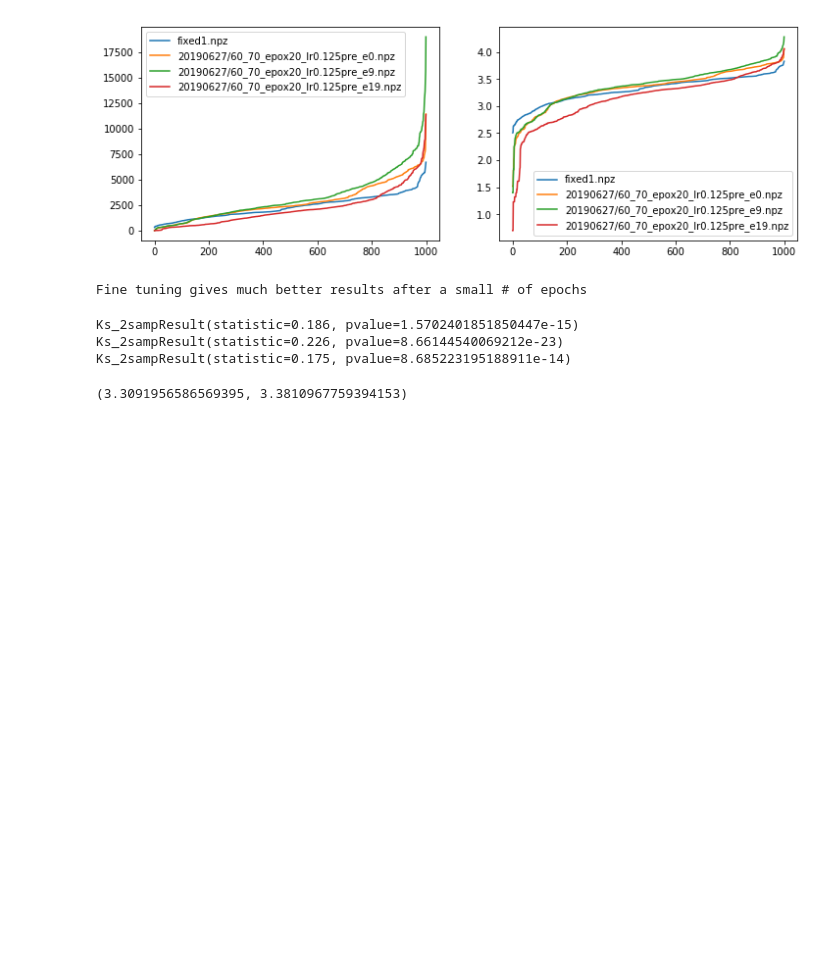
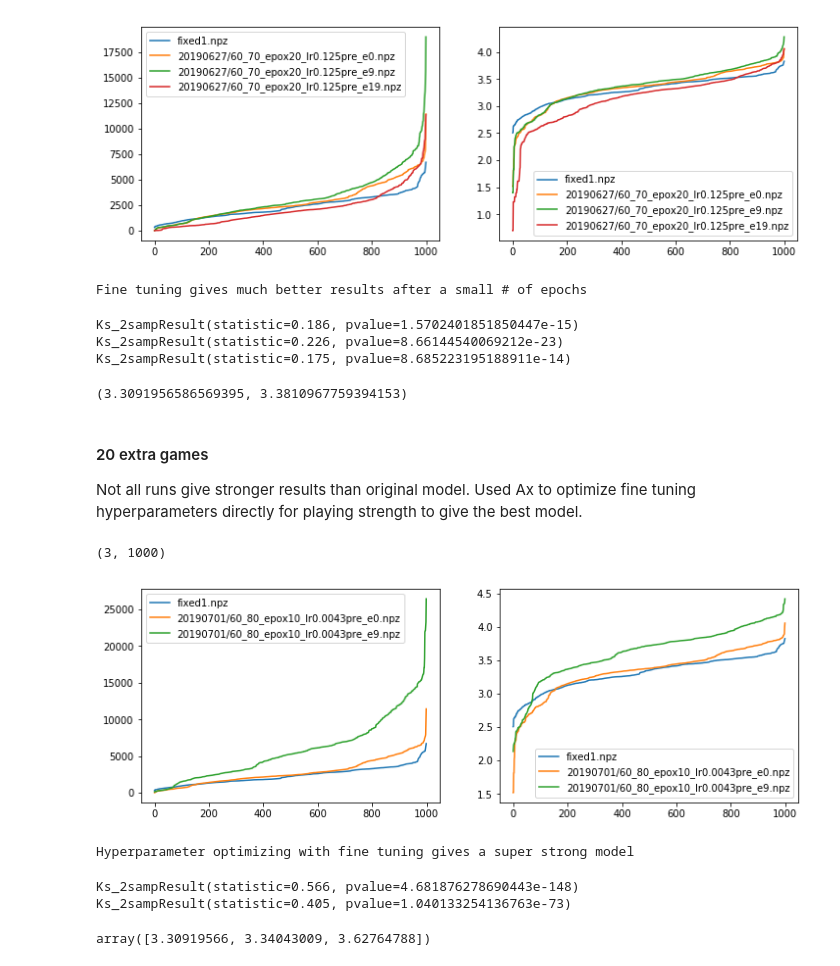
Before and after one commit to fqjin/2048NN, a Jupyter notebook: compare_models.ipynb, the cells around one changed output. Saved outputs shown, nothing was run; the diff lists cells and outputs as text; code cells hidden in the pictures; blank space fills up the shorter version.

Commit message:
Optimize fine tuning with ax
Playing strength stronger.

```diff
--- a/compare_models.ipynb
+++ b/compare_models.ipynb
@@ -717,3 +719,48 @@ Ks_2sampResult(statistic=0.175, pvalue=8.685223195188911e-14)
 np.mean(logresults[0]), np.mean(logresults[2])
 # %% [output]
 (3.3091956586569395, 3.3810967759394153)
+# %% [markdown]
+#### 20 extra games
+Not all runs give stronger results than original model. Used Ax to optimize fine tuning hyperparameters directly for playing strength to give the best model.
+# %%
+1# Compare best of different training runs
+results = []
+names = ['fixed1.npz',
+         '20190701/60_80_epox10_lr0.0043pre_e0.npz',
+         '20190701/60_80_epox10_lr0.0043pre_e9.npz',
+         ]
+for name in names:
+    dist = np.load(name)
+    scores = np.asarray([dist['scores']]).flatten()
+    scores.sort()
+    results.append(scores)
+results = np.vstack(results)
+print(results.shape)
+logresults = np.log10(results + 1)
+# %% [output]
+(3, 1000)
+# %%
+plt.subplots(figsize=(12, 4))
+plt.subplot(121)
+for i in range(len(results)):
+    plt.plot(results[i])
+plt.legend(names)
+plt.subplot(122)
+for i in range(len(logresults)):
+    plt.plot(logresults[i])
+plt.legend(names)
+plt.show()
+print('Hyperparameter optimizing with fine tuning gives a super strong model')
+# %% [output]
+[figure, added]
+Hyperparameter optimizing with fine tuning gives a super strong model
+# %%
+for i in range(2):
+    print(stats.ks_2samp(logresults[i], logresults[2]))
+# %% [output]
+Ks_2sampResult(statistic=0.566, pvalue=4.681876278690443e-148)
+Ks_2sampResult(statistic=0.405, pvalue=1.040133254136763e-73)
+# %%
+np.mean(logresults, axis=1)
+# %% [output]
+array([3.30919566, 3.34043009, 3.62764788])
```
Also changed, not shown: parts of 1 cell of this notebook, 8 other files.
